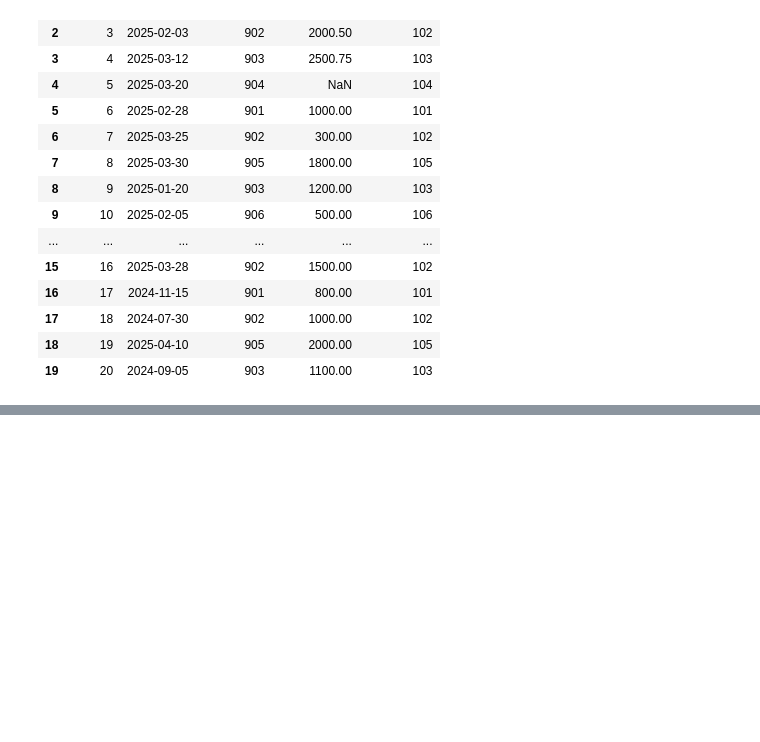
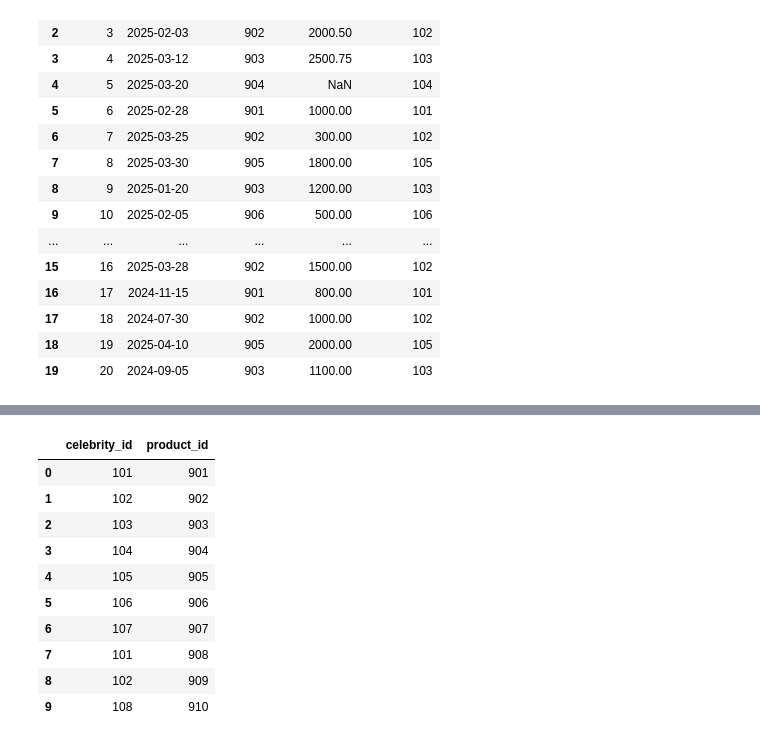
Before and after one commit to Haris-09/Python-Summer-Party-Challenge, a Jupyter notebook: Python_Summer_Party.ipynb, the cells around one changed output, grey strips where cells are left out. Saved outputs shown, nothing was run; the diff lists cells and outputs as text; code cells hidden in the pictures; blank space fills up the shorter version.

```diff
--- a/Python_Summer_Party.ipynb
+++ b/Python_Summer_Party.ipynb
@@ -929,0 +951,20 @@ fct_sales
+# %%
+# Filter for Q1 2025 (January 1st to March 31st, 2025)
+q1_2025_sales = fct_sales[(fct_sales['sale_date'] >= '2025-01-01') & (fct_sales['sale_date'] <= '2025-03-31')].copy()
+
+# Find unique pairs of celebrity_id and product_id
+unique_collaborations_q1 = q1_2025_sales[['celebrity_id', 'product_id']].drop_duplicates().reset_index(drop=True)
+
+display(unique_collaborations_q1)
+# %% [output]
+|  | celebrity_id | product_id |
+| 0 | 101 | 901 |
+| 1 | 102 | 902 |
+| 2 | 103 | 903 |
+| 3 | 104 | 904 |
+| 4 | 105 | 905 |
+| 5 | 106 | 906 |
+| 6 | 107 | 907 |
+| 7 | 101 | 908 |
+| 8 | 102 | 909 |
+| 9 | 108 | 910 |
```
Also changed, not shown: parts of 5 cells of this notebook.
